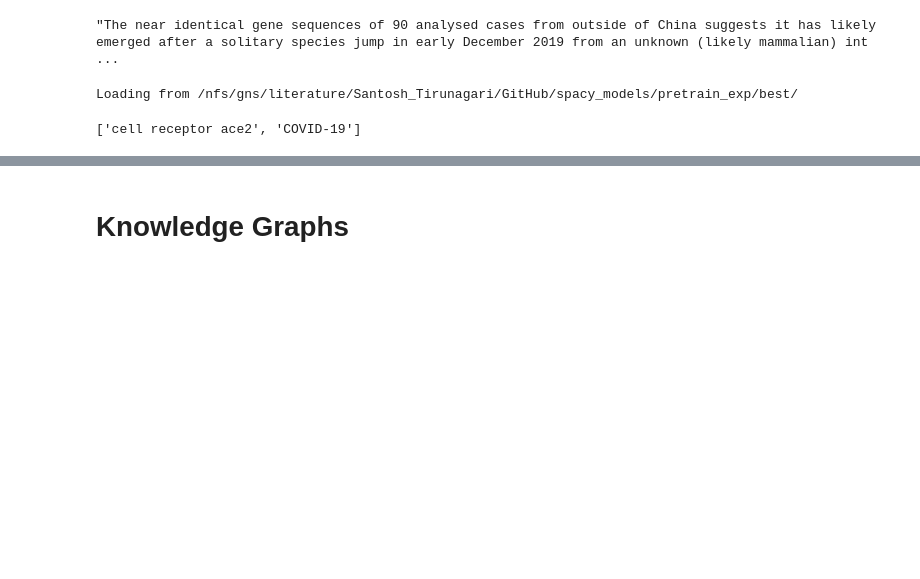
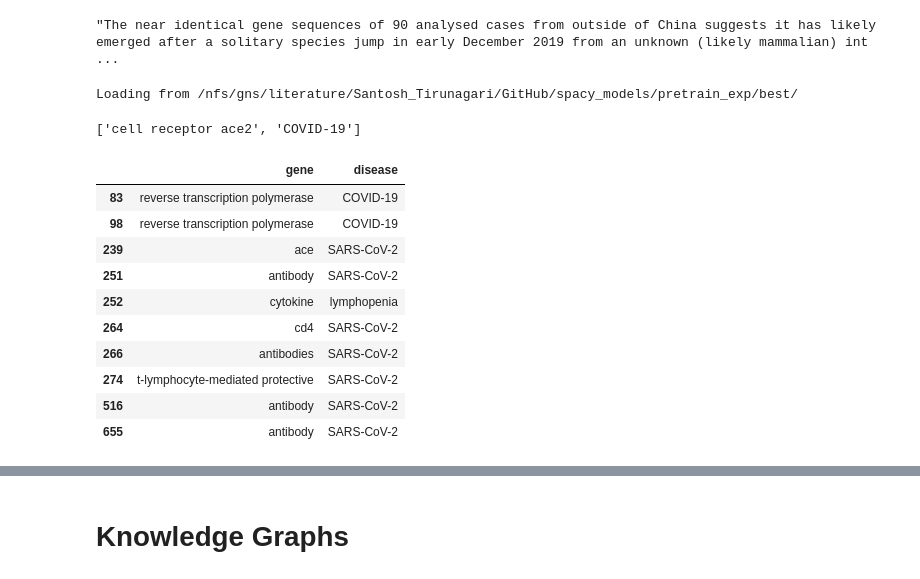
Before and after one commit to tsantosh7/Unsupervised-Supervised-Protein-Genes-Diseases-Organisms-Extraction, a Jupyter notebook: Notebooks/OTAR/Covid-19 Target-Disease Graph/Preprints-COVID-19 Gene-Disease Knowledge Graph From EuropePMC.ipynb, the cells around one changed output, grey strips where cells are left out. Cells and saved outputs as stored; diff of their text form; code cells hidden in the pictures; blank space fills up the shorter version.

```diff
--- a/Notebooks/OTAR/Covid-19 Target-Disease Graph/Preprints-COVID-19 Gene-Disease Knowledge Graph From EuropePMC.ipynb
+++ b/Notebooks/OTAR/Covid-19 Target-Disease Graph/Preprints-COVID-19 Gene-Disease Knowledge Graph From EuropePMC.ipynb
@@ -136 +145,16 @@ kg_df['disease'].replace('', np.nan, inplace=True)
 kg_df.dropna(subset=['gene','disease'], inplace=True)
+# %%
+len(kg_df)
+kg_df.head(10)
+# %% [output]
+|  | gene | disease |
+| 83 | reverse transcription polymerase | COVID-19 |
+| 98 | reverse transcription polymerase | COVID-19 |
+| 239 | ace | SARS-CoV-2 |
+| 251 | antibody | SARS-CoV-2 |
+| 252 | cytokine | lymphopenia |
+| 264 | cd4 | SARS-CoV-2 |
+| 266 | antibodies | SARS-CoV-2 |
+| 274 | t-lymphocyte-mediated protective | SARS-CoV-2 |
+| 516 | antibody | SARS-CoV-2 |
+| 655 | antibody | SARS-CoV-2 |
```
Also changed, not shown: parts of 17 cells of this notebook, 1 other file.
